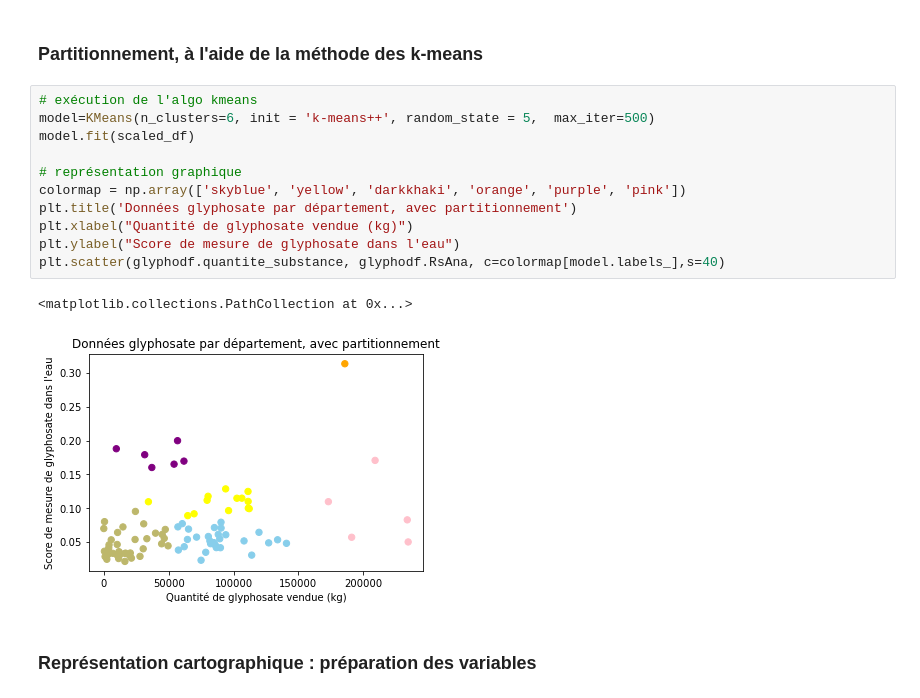
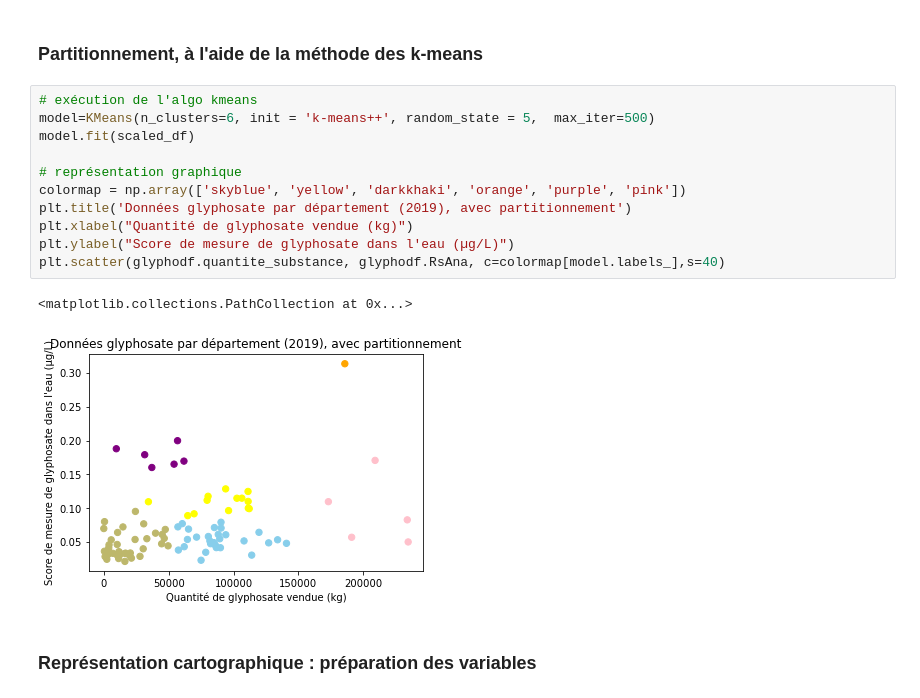
Before and after one commit to etot/glyphosate, a Jupyter notebook: Etude_croisement_donnees_glyphosate.ipynb, the cells around one changed output. Drawn from its saved outputs; the diff is of its cells as text.

```diff
--- a/Etude_croisement_donnees_glyphosate.ipynb
+++ b/Etude_croisement_donnees_glyphosate.ipynb
@@ -140,17 +140,17 @@ scaled_df.head()
 # %%
 # exécution de l'algo kmeans
 model=KMeans(n_clusters=6, init = 'k-means++', random_state = 5,  max_iter=500)
 model.fit(scaled_df)
 
 # représentation graphique
 colormap = np.array(['skyblue', 'yellow', 'darkkhaki', 'orange', 'purple', 'pink'])
-plt.title('Données glyphosate par département, avec partitionnement')
+plt.title('Données glyphosate par département (2019), avec partitionnement')
 plt.xlabel("Quantité de glyphosate vendue (kg)")
-plt.ylabel("Score de mesure de glyphosate dans l'eau")
+plt.ylabel("Score de mesure de glyphosate dans l'eau (µg/L)")
 plt.scatter(glyphodf.quantite_substance, glyphodf.RsAna, c=colormap[model.labels_],s=40)
 # %% [output]
 <matplotlib.collections.PathCollection at 0x...>
-[figure, old version]
+[figure, new version]
 # %% [markdown]
 ### Représentation cartographique : préparation des variables
 # %%
```
Also changed, not shown: parts of 3 cells of this notebook.
